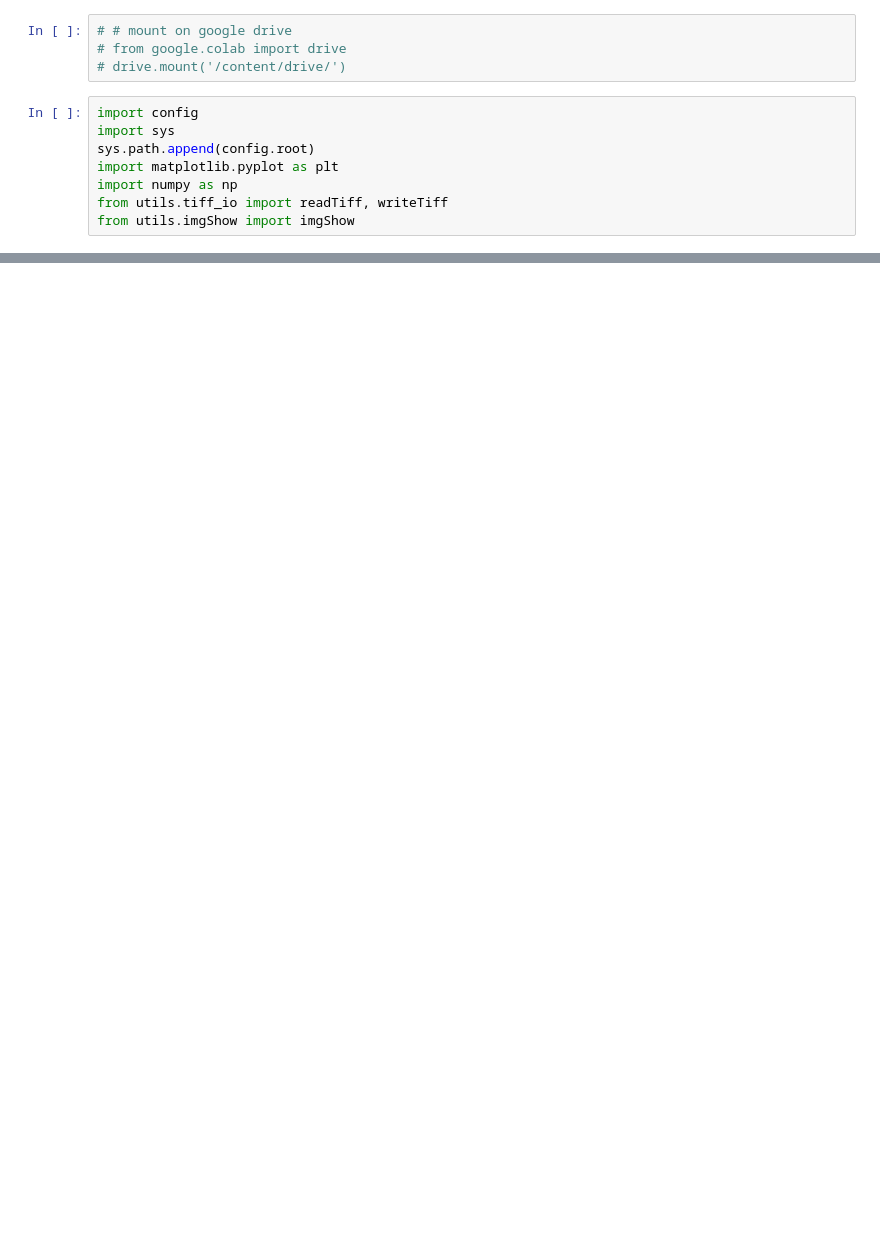
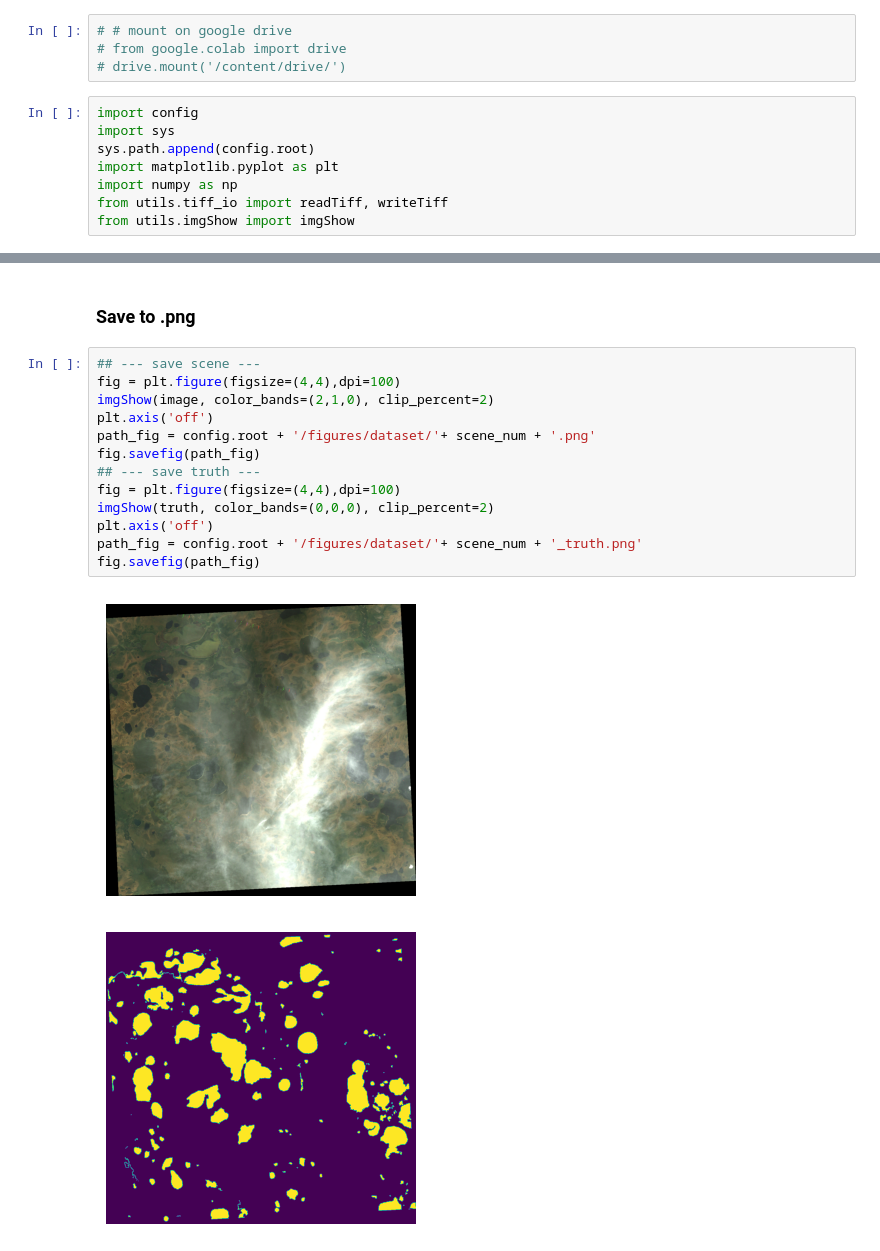
Before and after one commit to xinluo2018/landsat578-water, a Jupyter notebook: notebook/img_show.ipynb, the cells around one changed output, grey strips where cells are left out. Cells and saved outputs as stored; diff of their text form; blank space fills up the shorter version.

```diff
--- a/notebook/img_show.ipynb
+++ b/notebook/img_show.ipynb
@@ -34,0 +35,18 @@ imgShow(truth, color_bands=(0,0,0), clip_percent=2)
+# %% [markdown]
+### Save to .png
+# %%
+## --- save scene ---
+fig = plt.figure(figsize=(4,4),dpi=100)
+imgShow(image, color_bands=(2,1,0), clip_percent=2)
+plt.axis('off')
+path_fig = config.root + '/figures/dataset/'+ scene_num + '.png'
+fig.savefig(path_fig)
+## --- save truth ---
+fig = plt.figure(figsize=(4,4),dpi=100)
+imgShow(truth, color_bands=(0,0,0), clip_percent=2)
+plt.axis('off')
+path_fig = config.root + '/figures/dataset/'+ scene_num + '_truth.png'
+fig.savefig(path_fig)
+# %% [output]
+[figure, added]
+[figure, added]
```
Also changed, not shown: parts of 2 cells of this notebook, 9 other files.
